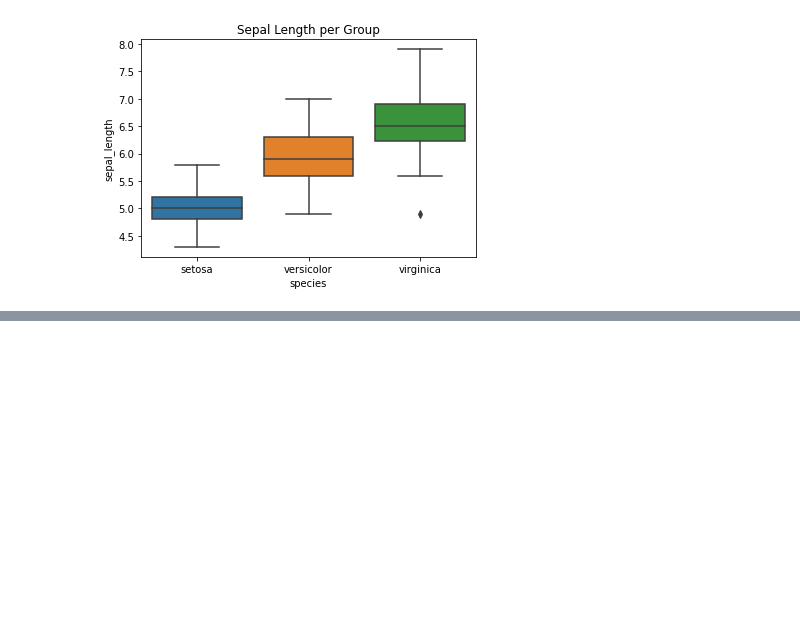
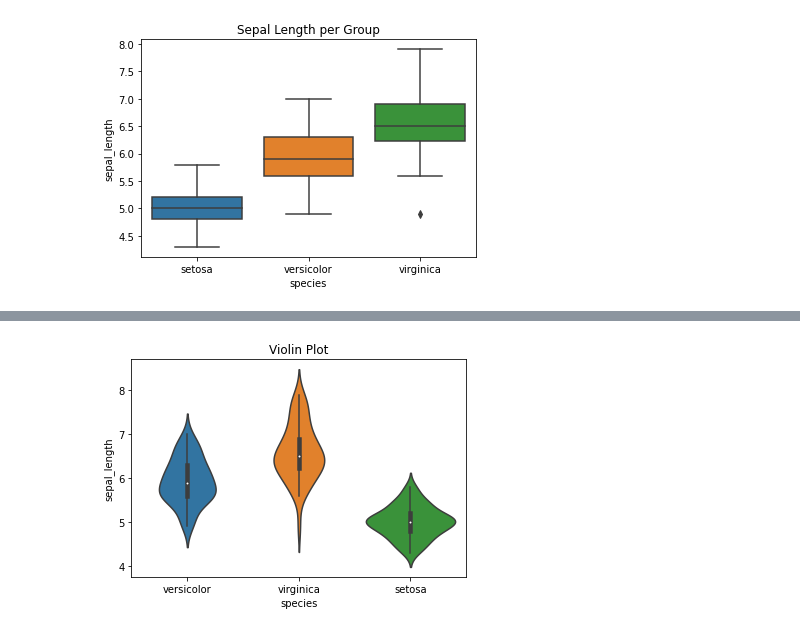
Before and after one commit to Data-Miners-Club/DS-Libraries, a Jupyter notebook: Common_Plots.ipynb, the cells around one changed output, grey strips where cells are left out. Cells and saved outputs as stored; diff of their text form; code cells hidden in the pictures; blank space fills up the shorter version.

```diff
--- a/Common_Plots.ipynb
+++ b/Common_Plots.ipynb
@@ -176,0 +253,10 @@ plt.show()
+# %%
+import seaborn as sns
+df = sns.load_dataset('iris')
+
+# plot
+sns.violinplot(x='species', y='sepal_length', data=df, order=[ "versicolor", "virginica", "setosa"])
+plt.title("Violin Plot")
+plt.show()
+# %% [output]
+[figure, added]
```
Also changed, not shown: parts of 20 cells of this notebook.
